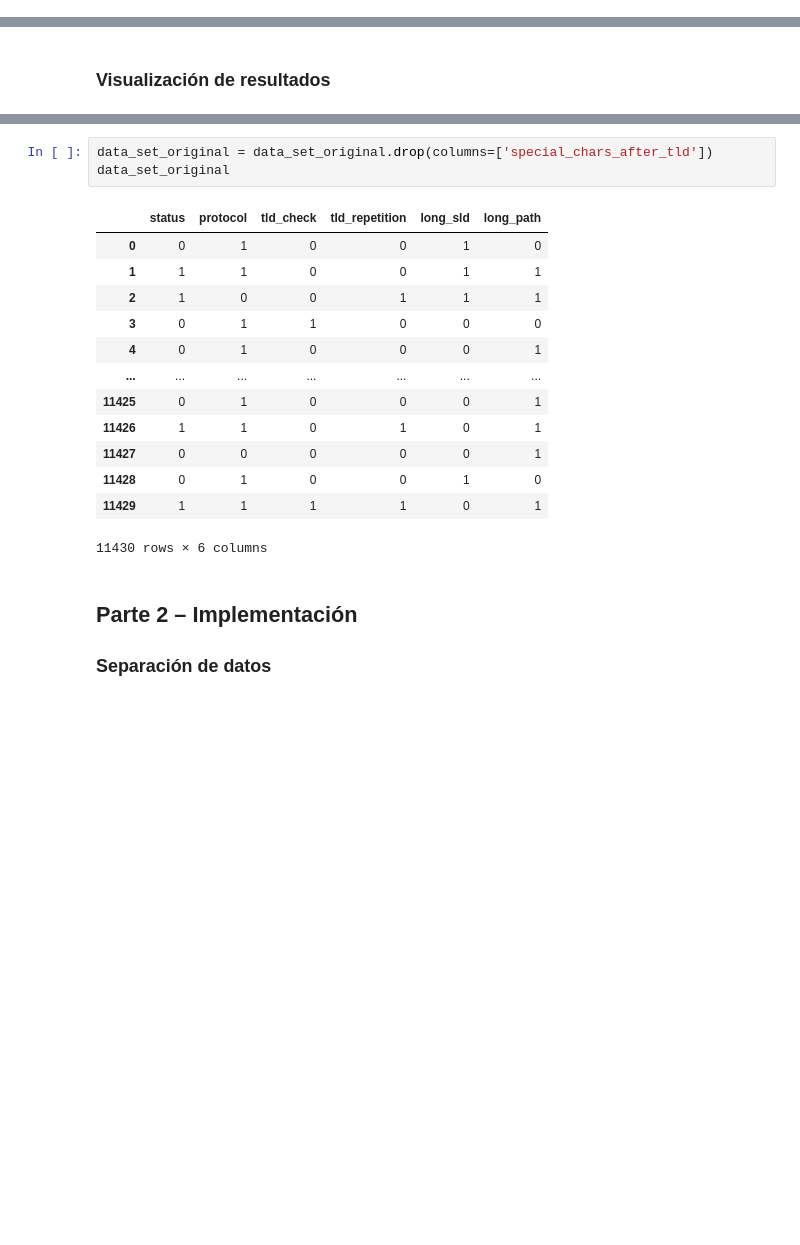
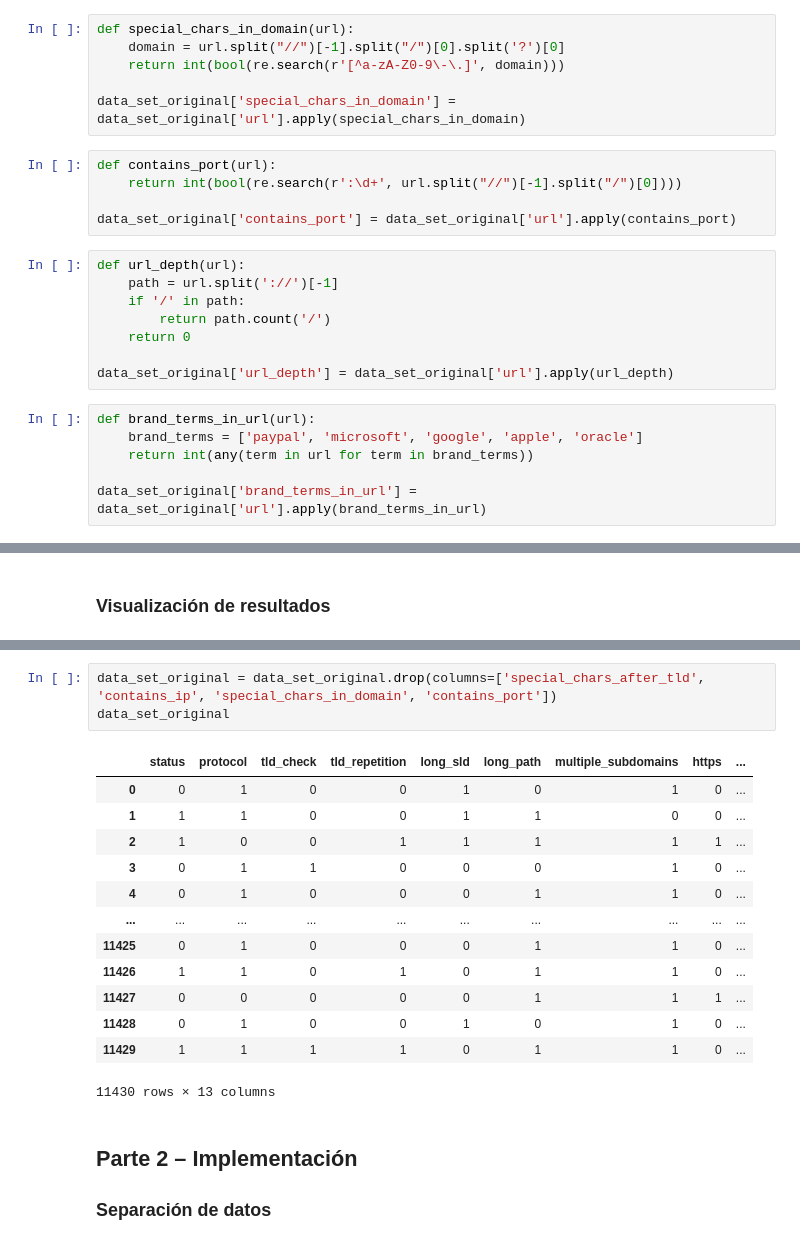
Before and after one commit to MaJu502/lab1_deteccionPishing, a Jupyter notebook: deteccion_pishing.ipynb, the cells around one changed output, grey strips where cells are left out. Drawn from its saved outputs; the diff is of its cells as text; blank space fills up the shorter version.

```diff
--- a/deteccion_pishing.ipynb
+++ b/deteccion_pishing.ipynb
@@ -191,3 +239,28 @@ data_set_original
+# %%
+def special_chars_in_domain(url):
+    domain = url.split("//")[-1].split("/")[0].split('?')[0]
+    return int(bool(re.search(r'[^a-zA-Z0-9\-\.]', domain)))
+
+data_set_original['special_chars_in_domain'] = data_set_original['url'].apply(special_chars_in_domain)
+# %%
+def contains_port(url):
+    return int(bool(re.search(r':\d+', url.split("//")[-1].split("/")[0])))
+
+data_set_original['contains_port'] = data_set_original['url'].apply(contains_port)
+# %%
+def url_depth(url):
+    path = url.split('://')[-1]
+    if '/' in path:
+        return path.count('/')
+    return 0
+
+data_set_original['url_depth'] = data_set_original['url'].apply(url_depth)
+# %%
+def brand_terms_in_url(url):
+    brand_terms = ['paypal', 'microsoft', 'google', 'apple', 'oracle']
+    return int(any(term in url for term in brand_terms))
+
+data_set_original['brand_terms_in_url'] = data_set_original['url'].apply(brand_terms_in_url)
 # %%
 data_set_original = data_set_original.drop(columns=['url'])
 data_set_original
@@ -216,20 +347,20 @@ Al observar podemos ver que special_chars_after_tld tiene mucha correlacion con
 # %%
-data_set_original = data_set_original.drop(columns=['special_chars_after_tld'])
+data_set_original = data_set_original.drop(columns=['special_chars_after_tld', 'contains_ip', 'special_chars_in_domain', 'contains_port'])
 data_set_original
 # %% [output]
-|  | status | protocol | tld_check | tld_repetition | long_sld | long_path |
-| 0 | 0 | 1 | 0 | 0 | 1 | 0 |
-| 1 | 1 | 1 | 0 | 0 | 1 | 1 |
-| 2 | 1 | 0 | 0 | 1 | 1 | 1 |
-| 3 | 0 | 1 | 1 | 0 | 0 | 0 |
-| 4 | 0 | 1 | 0 | 0 | 0 | 1 |
-| ... | ... | ... | ... | ... | ... | ... |
-| 11425 | 0 | 1 | 0 | 0 | 0 | 1 |
-| 11426 | 1 | 1 | 0 | 1 | 0 | 1 |
-| 11427 | 0 | 0 | 0 | 0 | 0 | 1 |
-| 11428 | 0 | 1 | 0 | 0 | 1 | 0 |
-| 11429 | 1 | 1 | 1 | 1 | 0 | 1 |
+|  | status | protocol | tld_check | tld_repetition | long_sld | long_path | multiple_subdomains | https | ... |
+| 0 | 0 | 1 | 0 | 0 | 1 | 0 | 1 | 0 | ... |
+| 1 | 1 | 1 | 0 | 0 | 1 | 1 | 0 | 0 | ... |
+| 2 | 1 | 0 | 0 | 1 | 1 | 1 | 1 | 1 | ... |
+| 3 | 0 | 1 | 1 | 0 | 0 | 0 | 1 | 0 | ... |
+| 4 | 0 | 1 | 0 | 0 | 0 | 1 | 1 | 0 | ... |
+| ... | ... | ... | ... | ... | ... | ... | ... | ... | ... |
+| 11425 | 0 | 1 | 0 | 0 | 0 | 1 | 1 | 0 | ... |
+| 11426 | 1 | 1 | 0 | 1 | 0 | 1 | 1 | 0 | ... |
+| 11427 | 0 | 0 | 0 | 0 | 0 | 1 | 1 | 1 | ... |
+| 11428 | 0 | 1 | 0 | 0 | 1 | 0 | 1 | 0 | ... |
+| 11429 | 1 | 1 | 1 | 1 | 0 | 1 | 1 | 0 | ... |
-11430 rows × 6 columns
+11430 rows × 13 columns
 # %% [markdown]
 ## Parte 2 – Implementación
 ### Separación de datos
```
Also changed, not shown: parts of 23 cells of this notebook, 4 other files.
